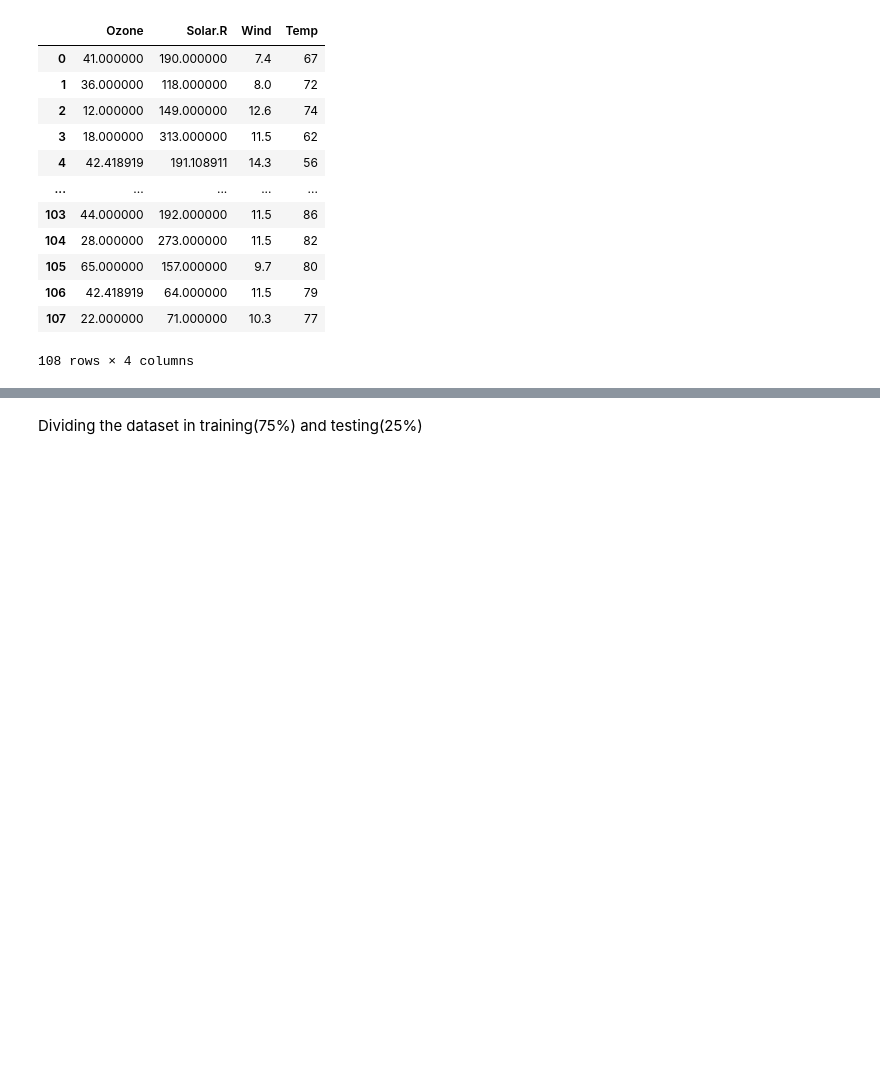
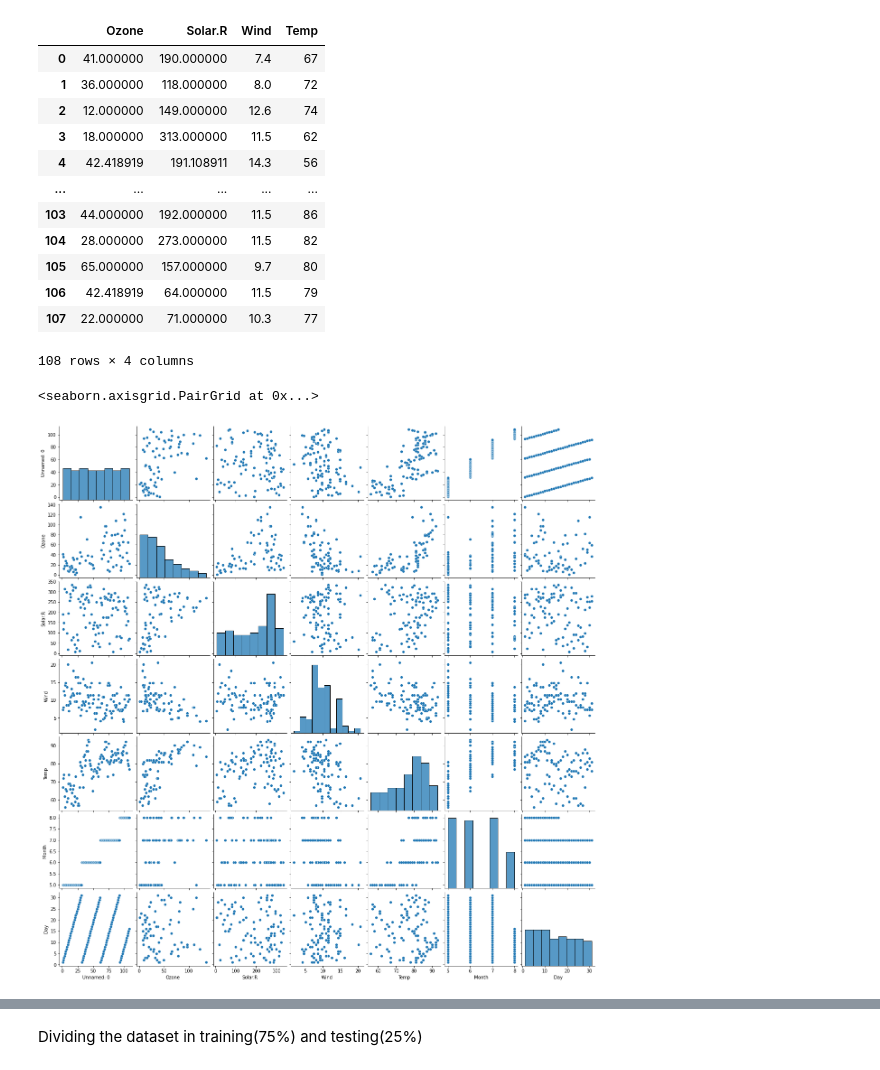
Before and after one commit to Sharvinp/College, a Jupyter notebook: TE Programs/ML Assignments/Riya_K_(9063)_ML_1A(air).ipynb, the cells around one changed output, grey strips where cells are left out. Saved outputs shown, nothing was run; the diff lists cells and outputs as text; code cells hidden in the pictures; blank space fills up the shorter version.

```diff
--- a/TE Programs/ML Assignments/Riya_K_(9063)_ML_1A(air).ipynb
+++ b/TE Programs/ML Assignments/Riya_K_(9063)_ML_1A(air).ipynb
@@ -221,0 +224,5 @@ data1
+# %%
+sns.pairplot(data, kind='scatter')
+# %% [output]
+<seaborn.axisgrid.PairGrid at 0x...>
+[figure, added]
```
Also changed, not shown: parts of 4 cells of this notebook.
